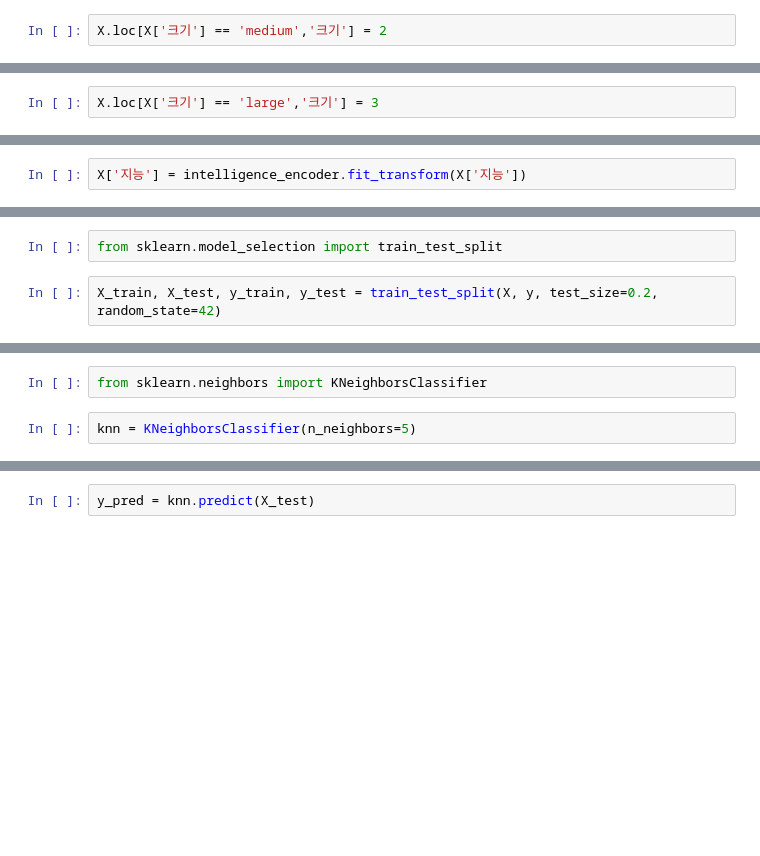
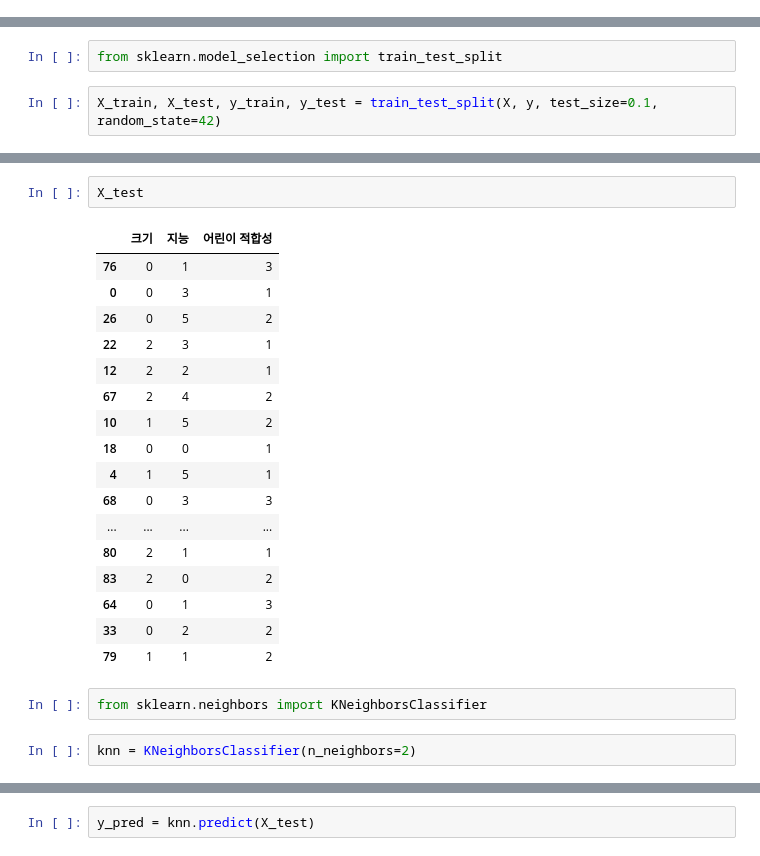
Before and after one commit to junnnnghee/dog-breed-app, a Jupyter notebook: test.ipynb, the cells around one changed output, grey strips where cells are left out. Drawn from its saved outputs; the diff is of its cells as text; blank space fills up the shorter version.

```diff
--- a/test.ipynb
+++ b/test.ipynb
@@ -142,2 +106,0 @@ X.loc[X['크기'] == 'medium','크기'].count()
-# %%
-X.loc[X['크기'] == 'medium','크기'] = 2
@@ -148,2 +106,0 @@ X.loc[X['크기'] == 2,'크기'].count()
-# %%
-X.loc[X['크기'] == 'large','크기'] = 3
@@ -193,2 +106,0 @@ X
-# %%
-X['지능'] = intelligence_encoder.fit_transform(X['지능'])
@@ -226,4 +107,4 @@ Name: 품종, Length: 87, dtype: object
 # %%
 from sklearn.model_selection import train_test_split
 # %%
-X_train, X_test, y_train, y_test = train_test_split(X, y, test_size=0.2, random_state=42)
+X_train, X_test, y_train, y_test = train_test_split(X, y, test_size=0.1, random_state=42)
@@ -230,7 +127,27 @@ X_train, X_test, y_train, y_test = train_test_split(X, y, test_size=0.2, random_
+# %%
+X_test
+# %% [output]
+|  | 크기 | 지능 | 어린이 적합성 |
+| 76 | 0 | 1 | 3 |
+| 0 | 0 | 3 | 1 |
+| 26 | 0 | 5 | 2 |
+| 22 | 2 | 3 | 1 |
+| 12 | 2 | 2 | 1 |
+| 67 | 2 | 4 | 2 |
+| 10 | 1 | 5 | 2 |
+| 18 | 0 | 0 | 1 |
+| 4 | 1 | 5 | 1 |
+| 68 | 0 | 3 | 3 |
+| ... | ... | ... | ... |
+| 80 | 2 | 1 | 1 |
+| 83 | 2 | 0 | 2 |
+| 64 | 0 | 1 | 3 |
+| 33 | 0 | 2 | 2 |
+| 79 | 1 | 1 | 2 |
 # %%
 from sklearn.neighbors import KNeighborsClassifier
 # %%
-knn = KNeighborsClassifier(n_neighbors=5)
+knn = KNeighborsClassifier(n_neighbors=2)
 # %%
 knn.fit(X_train, y_train)
 # %% [output]
```
Also changed, not shown: parts of 56 cells of this notebook, 2 other files.
